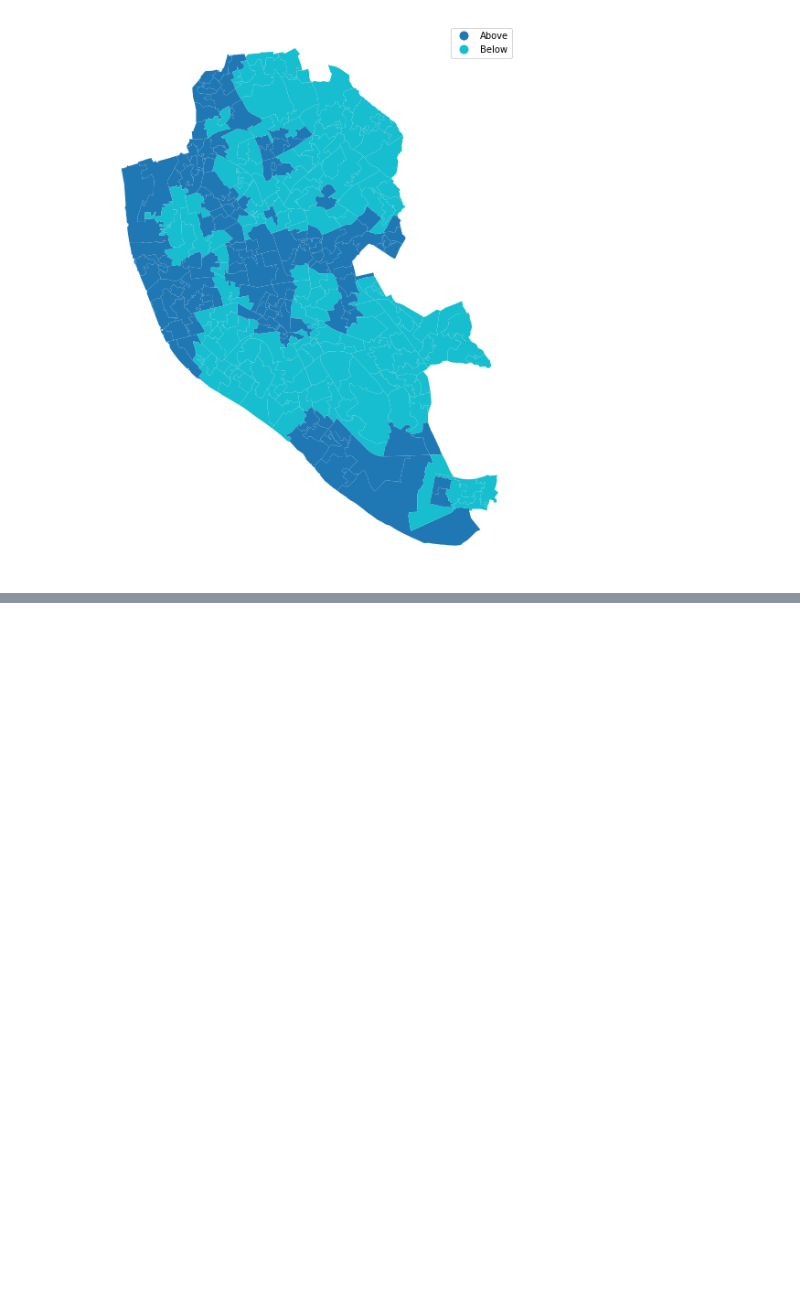
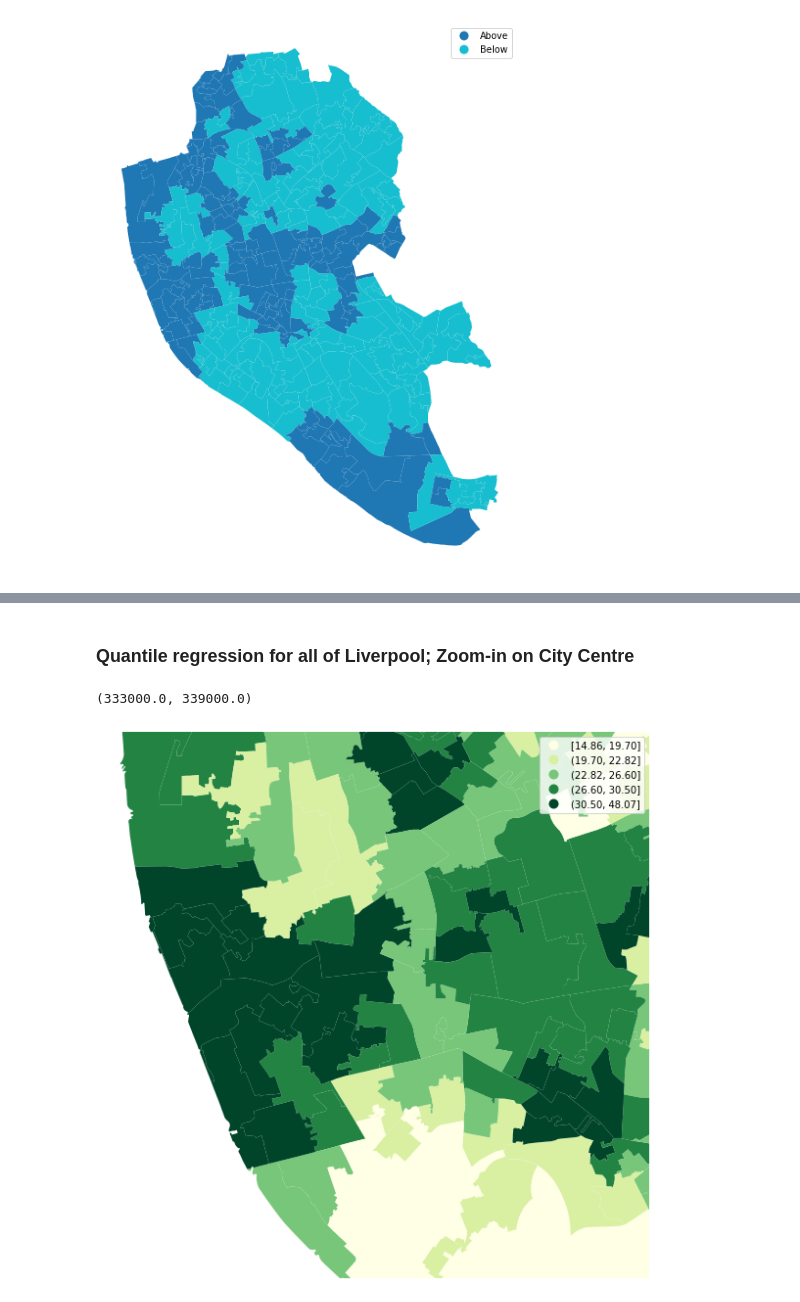
Before and after one commit to MarcosDemetry/GDS-Course, a Jupyter notebook: Hand-Ins/bD/D_tasks.ipynb, the cells around one changed output, grey strips where cells are left out. Drawn from its saved outputs; the diff is of its cells as text; code cells hidden in the pictures; blank space fills up the shorter version.

```diff
--- a/Hand-Ins/bD/D_tasks.ipynb
+++ b/Hand-Ins/bD/D_tasks.ipynb
@@ -190,0 +216,16 @@ ax.set_axis_off()
+# %% [markdown]
+### Quantile regression for all of Liverpool; Zoom-in on City Centre
+# %%
+ax = ahah.plot(column="ahah",
+        scheme="quantiles",
+        k=5,
+        cmap="YlGn",
+        legend=True,
+        figsize=(10, 11)
+       )
+ax.set_axis_off()
+ax.set_ylim(387000, 393000)
+ax.set_xlim(333000, 339000)
+# %% [output]
+(333000.0, 339000.0)
+[figure, added]
```
Also changed, not shown: parts of 8 cells of this notebook.
